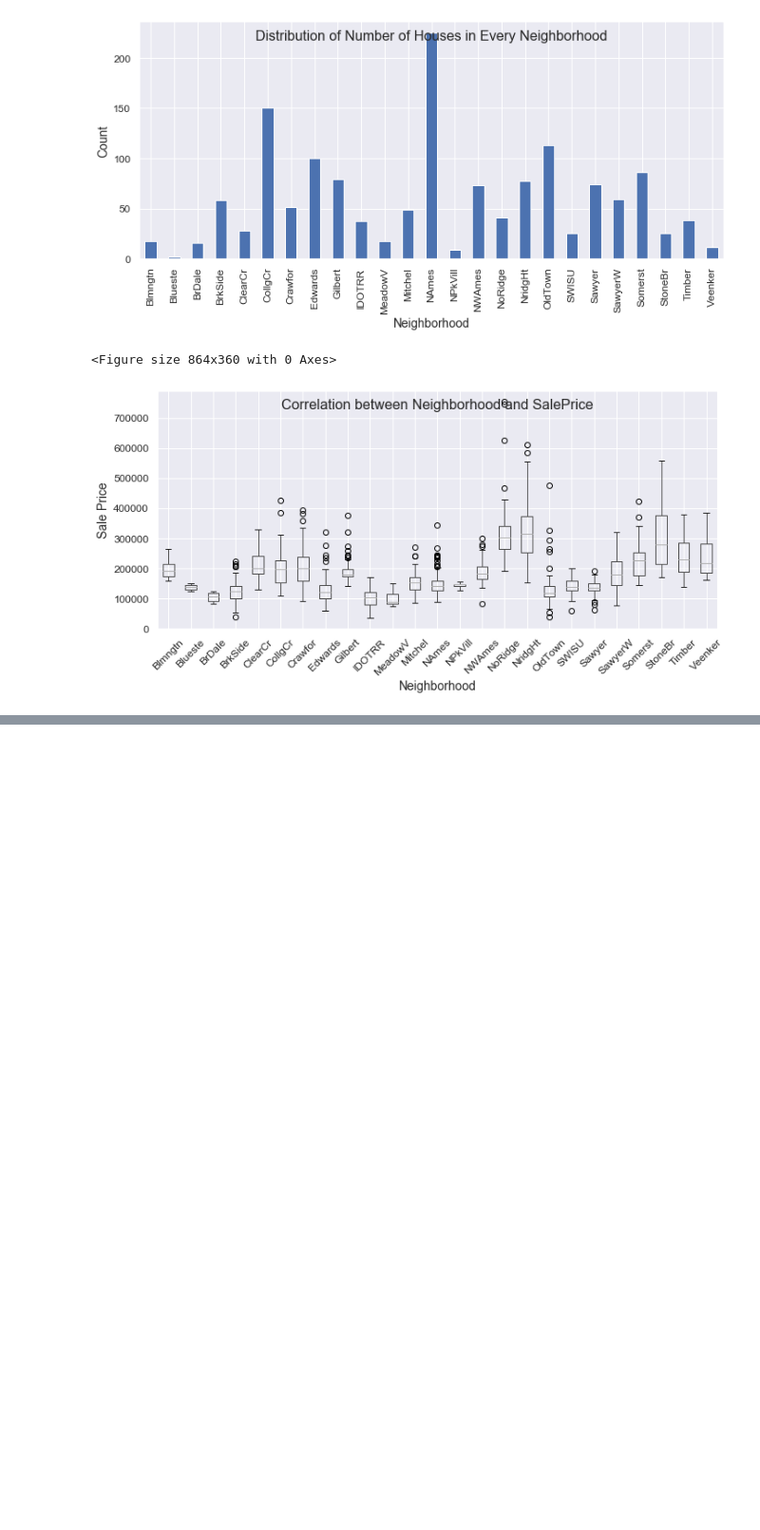
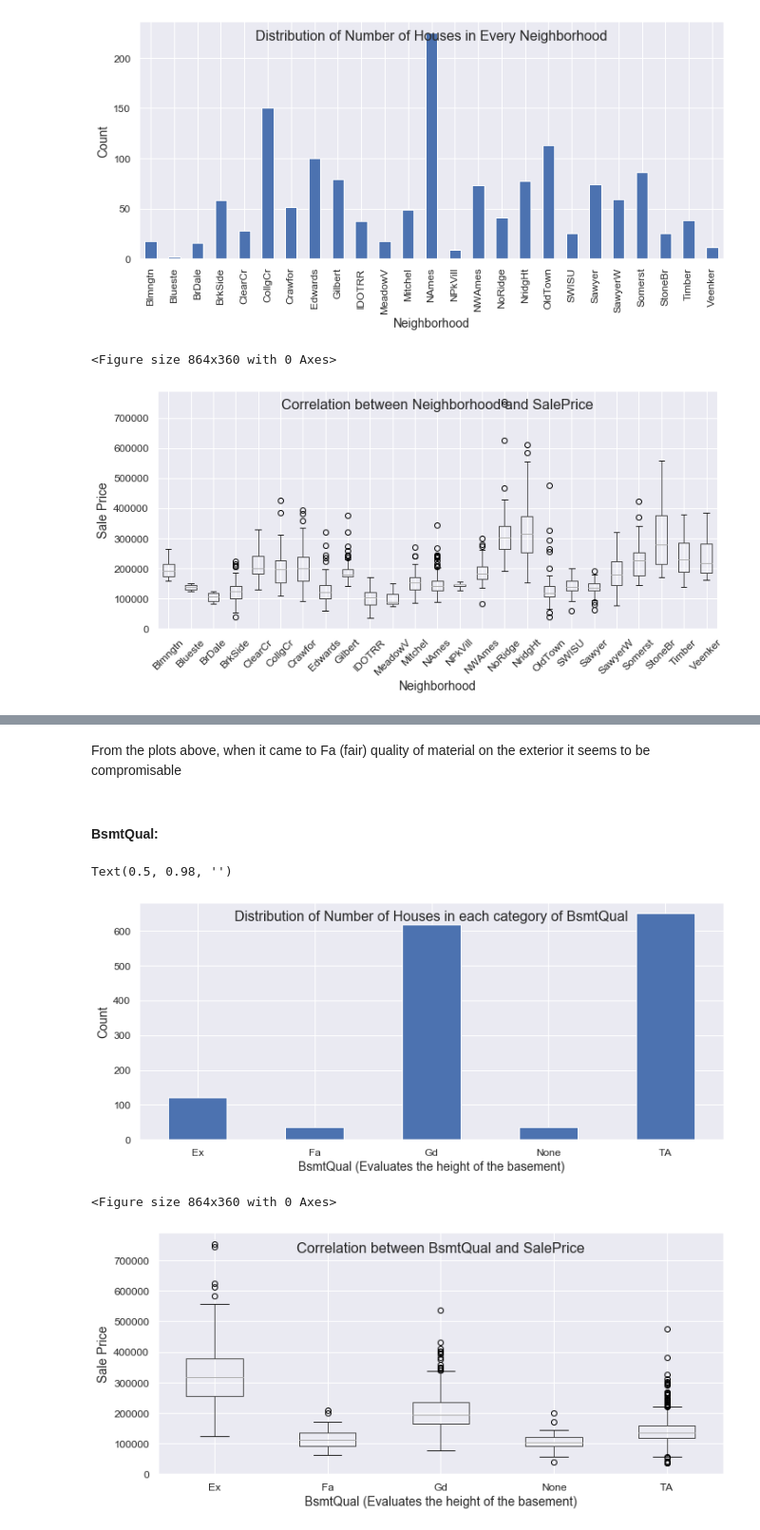
Before and after one commit to chibz3/Real_estate_investment, a Jupyter notebook: housing_prices.ipynb, the cells around one changed output, grey strips where cells are left out. Shown at 95% size. Drawn from its saved outputs; the diff is of its cells as text; code cells hidden in the pictures; blank space fills up the shorter version.

```diff
--- a/housing_prices.ipynb
+++ b/housing_prices.ipynb
@@ -743,0 +798,29 @@ Text(0.5, 0.98, '')
+# %% [markdown]
+From the plots above, when it came to Fa (fair) quality of material on the exterior it seems to be compromisable
+# %% [markdown]
+#### BsmtQual:
+# %%
+fig1 = plt.figure(figsize=(12,5))
+
+ax = df.groupby('BsmtQual').count().Id.plot.bar()
+# ax = df.groupby('Neighborhood').count().reset_index('count').sort_values('count').Id.plot.bar()
+plt.yticks(fontsize=12)
+plt.xticks(fontsize=12,rotation=0)
+plt.ylabel('Count',fontsize=14)
+plt.xlabel('BsmtQual (Evaluates the height of the basement)',fontsize=14)
+plt.title('Distribution of Number of Houses in each category of BsmtQual',fontsize=16,y=0.9)
+
+fig2 = plt.figure(figsize=(12,5))
+ax = df.boxplot(column='SalePrice',by='BsmtQual',figsize=(11,5))
+# ax = df.groupby('Neighborhood').SalePrice.plot.box()
+plt.yticks(fontsize=12)
+plt.xticks(fontsize=12)
+plt.ylabel('Sale Price',fontsize=14)
+plt.xlabel('BsmtQual (Evaluates the height of the basement)',fontsize=14)
+plt.title('Correlation between BsmtQual and SalePrice',fontsize=16,y=0.9)
+plt.suptitle('')
+# %% [output]
+Text(0.5, 0.98, '')
+[figure, added]
+<Figure size 864x360 with 0 Axes>
+[figure, added]
```
Also changed, not shown: parts of 24 cells of this notebook.
